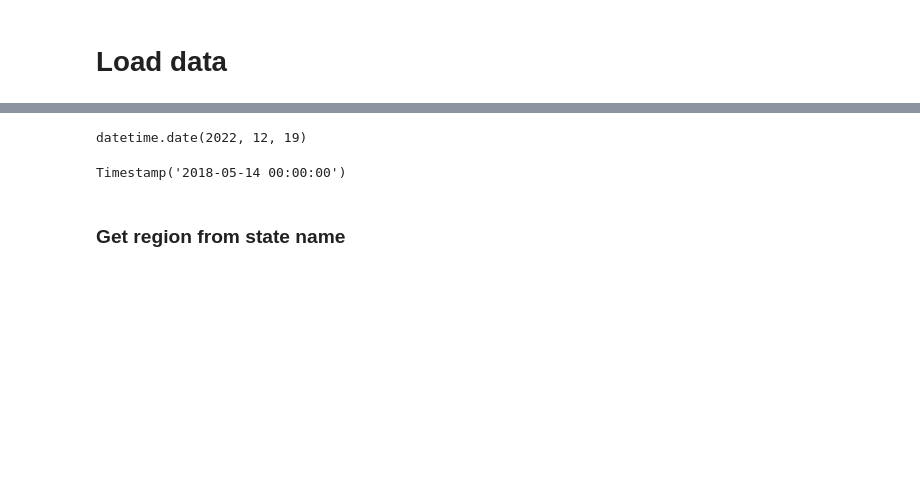
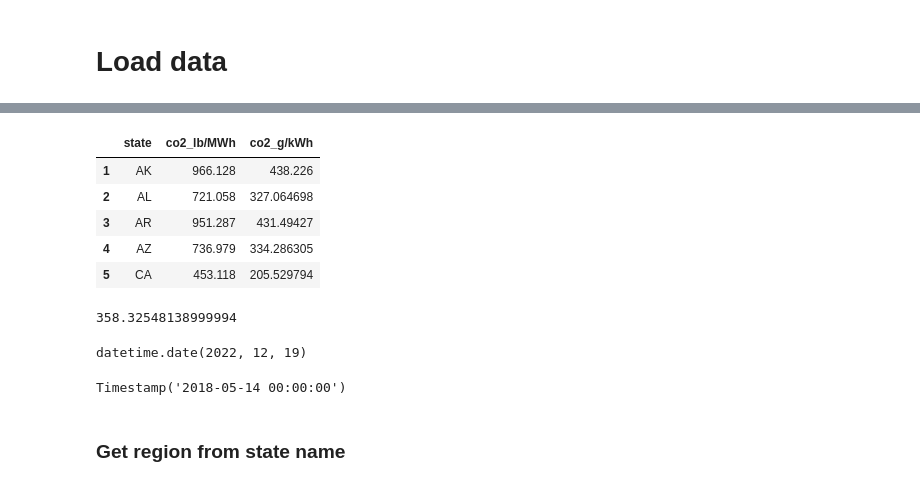
Before and after one commit to richardbradshaw/cars_dash, a Jupyter notebook: Dash_analysis.ipynb, the cells around one changed output, grey strips where cells are left out. Cells and saved outputs as stored; diff of their text form; code cells hidden in the pictures; blank space fills up the shorter version.

```diff
--- a/Dash_analysis.ipynb
+++ b/Dash_analysis.ipynb
@@ -16,3 +16,12 @@ petrol_prices = pd.read_csv('petrol_prices.csv', index_col=0)
 petrol_prices['period'] = pd.to_datetime(petrol_prices['period'])
 
 petrol_prices.rename(columns={'value': 'price'}, inplace=True)
+# %%
+# Import state annual CO2 emissions in lb/MWh
+col = ['State abbreviation', 'State annual CO2 equivalent total output emission rate (lb/MWh)']
+state_co2 = pd.read_excel('egrid2020_data.xlsx', sheet_name='ST20', usecols=col)
+state_co2 = state_co2.drop(labels=0)
+state_co2 = state_co2.rename(columns={'State abbreviation': 'state',
+                              'State annual CO2 equivalent total output emission rate (lb/MWh)':
+                                      'co2_lb/MWh'})
+state_co2.head()
@@ -19,3 +35,24 @@ petrol_prices.rename(columns={'value': 'price'}, inplace=True)
+# %%
+state_co2['co2_g/kWh'] = state_co2['co2_lb/MWh'] / 1000 * 453.59
+# %%
+state_co2.head()
+# %% [output]
+|  | state | co2_lb/MWh | co2_g/kWh |
+| 1 | AK | 966.128 | 438.226 |
+| 2 | AL | 721.058 | 327.064698 |
+| 3 | AR | 951.287 | 431.49427 |
+| 4 | AZ | 736.979 | 334.286305 |
+| 5 | CA | 453.118 | 205.529794 |
+# %%
+# Import US annual CO2 emissions in lb/MWh
+col = ['U.S. annual CO2 equivalent total output emission rate (lb/MWh)']
+us_co2 = pd.read_excel('egrid2020_data.xlsx', sheet_name='US20', usecols=col)
+us_co2 = us_co2['U.S. annual CO2 equivalent total output emission rate (lb/MWh)'].iloc[1]
+
+us_co2_g_kwh = us_co2 / 1000 * 435.59
+us_co2_g_kwh
+# %% [output]
+358.32548138999994
 # %%
 # largest_date = str(list(petrol_prices[(petrol_prices['area-name'] == 'PADD 3') & \
 #                                       (petrol_prices['product-name'] == 'No 2 Diesel')]\
```
Also changed, not shown: parts of 11 cells of this notebook.
